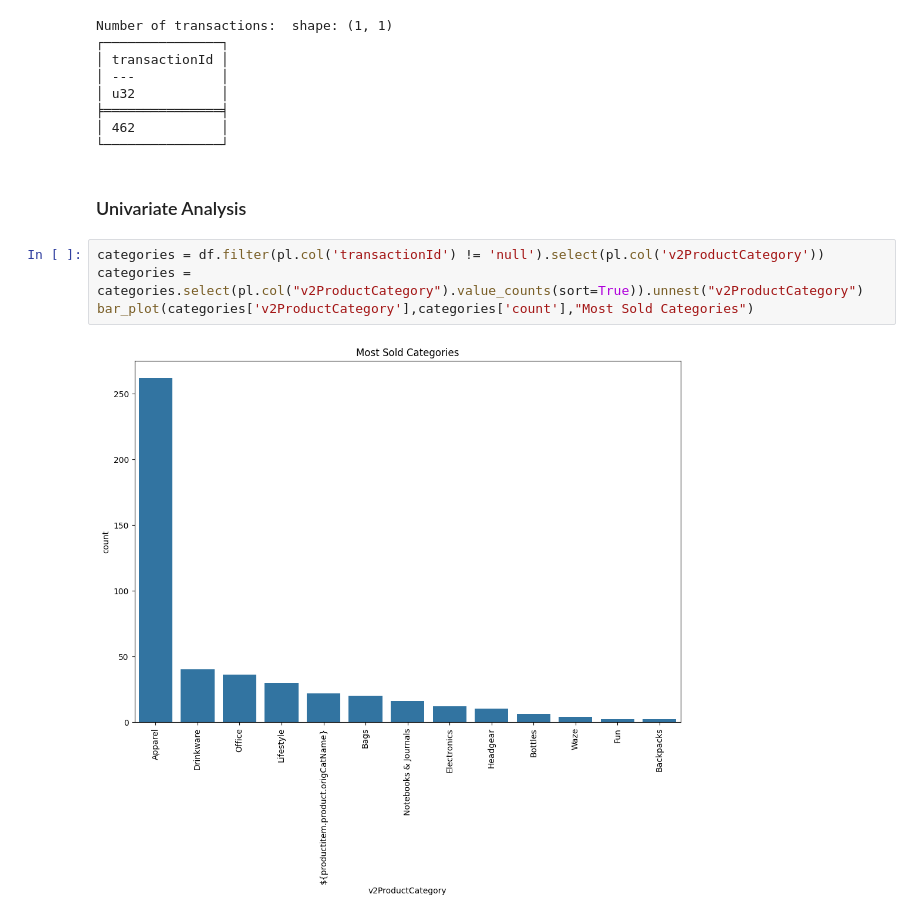
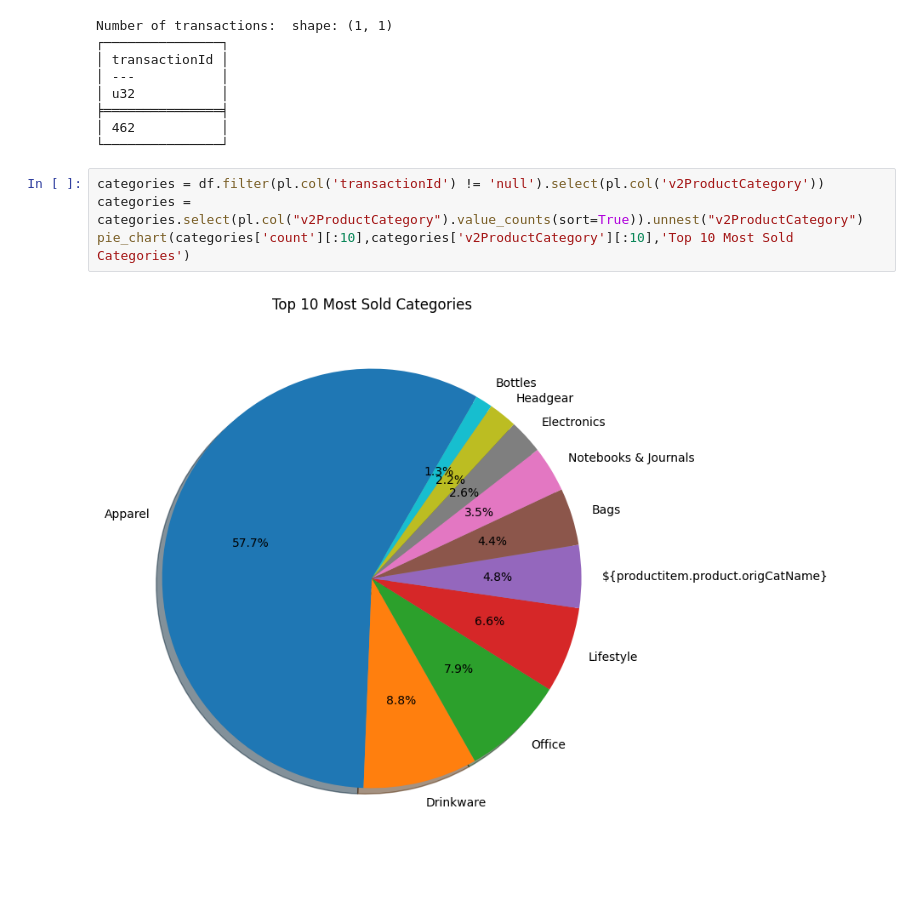
Before and after one commit to Andrew-Bordei/Data-Science, a Jupyter notebook: recommendation_system/notebooks/eda.ipynb, the cells around one changed output. Drawn from its saved outputs; the diff is of its cells as text; blank space fills up the shorter version.

```diff
--- a/recommendation_system/notebooks/eda.ipynb
+++ b/recommendation_system/notebooks/eda.ipynb
@@ -137,14 +140,12 @@ Number of transactions:  shape: (1, 1)
 ╞═══════════════╡
 │ 462           │
 └───────────────┘
-# %% [markdown]
-### Univariate Analysis
 # %%
 categories = df.filter(pl.col('transactionId') != 'null').select(pl.col('v2ProductCategory'))
 categories = categories.select(pl.col("v2ProductCategory").value_counts(sort=True)).unnest("v2ProductCategory")
-bar_plot(categories['v2ProductCategory'],categories['count'],"Most Sold Categories")
+pie_chart(categories['count'][:10],categories['v2ProductCategory'][:10],'Top 10 Most Sold Categories')
 # %% [output]
-[figure, old version]
+[figure, new version]
 # %%
 country = print_popular_stats(df, "country")['country'].to_numpy()
 count = print_popular_stats(df, "country")['count'].to_numpy()
```
Also changed, not shown: parts of 9 cells of this notebook, 2 other files.
